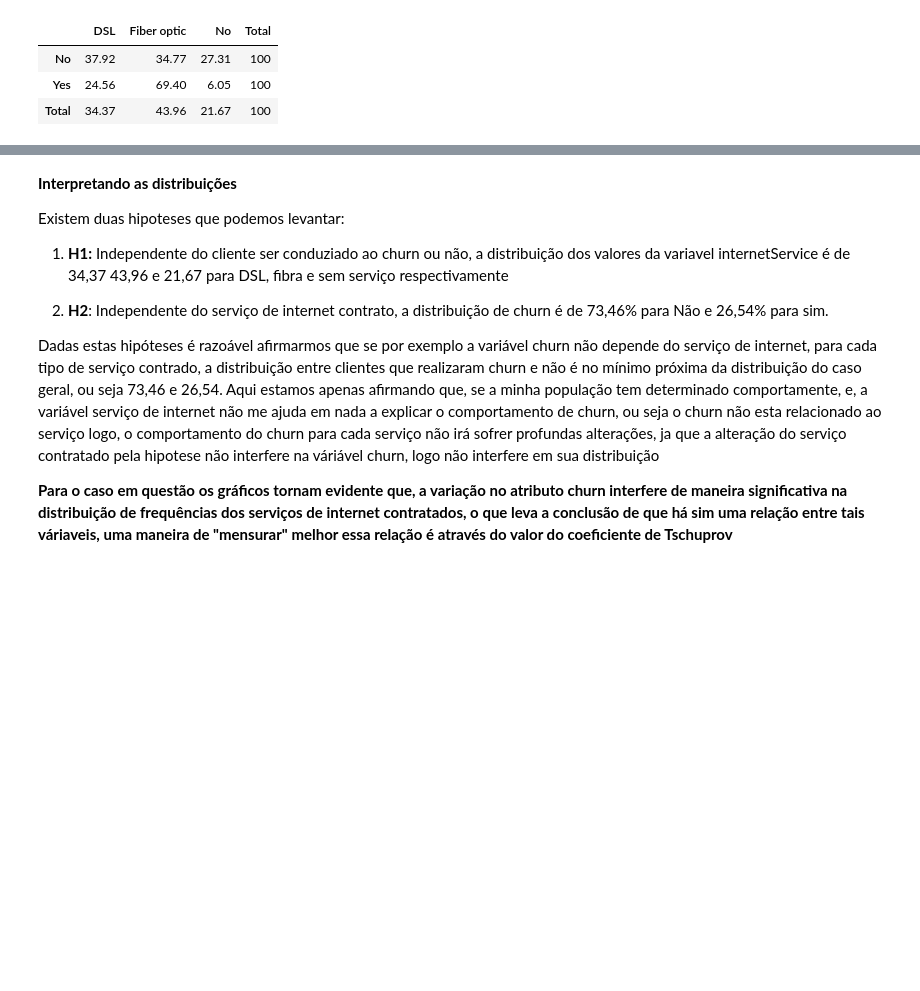
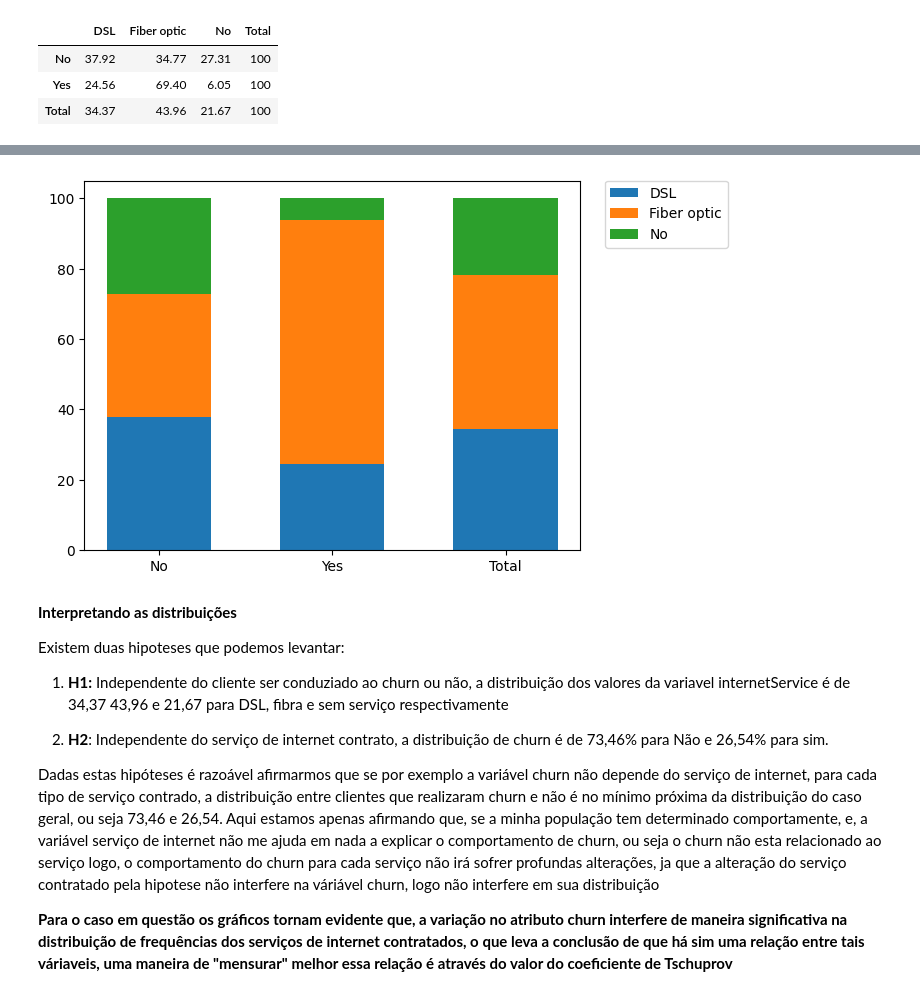
Before and after one commit to rycardyo/DashBoards, a Jupyter notebook: notebooks/correlacoes.ipynb, the cells around one changed output, grey strips where cells are left out. Cells and saved outputs as stored; diff of their text form; code cells hidden in the pictures; blank space fills up the shorter version.

```diff
--- a/notebooks/correlacoes.ipynb
+++ b/notebooks/correlacoes.ipynb
@@ -423,3 +442,10 @@ plt.show()
+# %%
+conjunta_servico_internet = tabela_conjunta('Churn','InternetService',df)
+conjunta_servico_internet_norm = normaliza_conjunta('coluna',conjunta_servico_internet)
+# %%
+plot_bar_conjunta(conjunta_servico_internet_norm)
+# %% [output]
+[figure, added]
 # %% [markdown]
 **Interpretando as distribuições**
 
```
Also changed, not shown: parts of 9 cells of this notebook.
